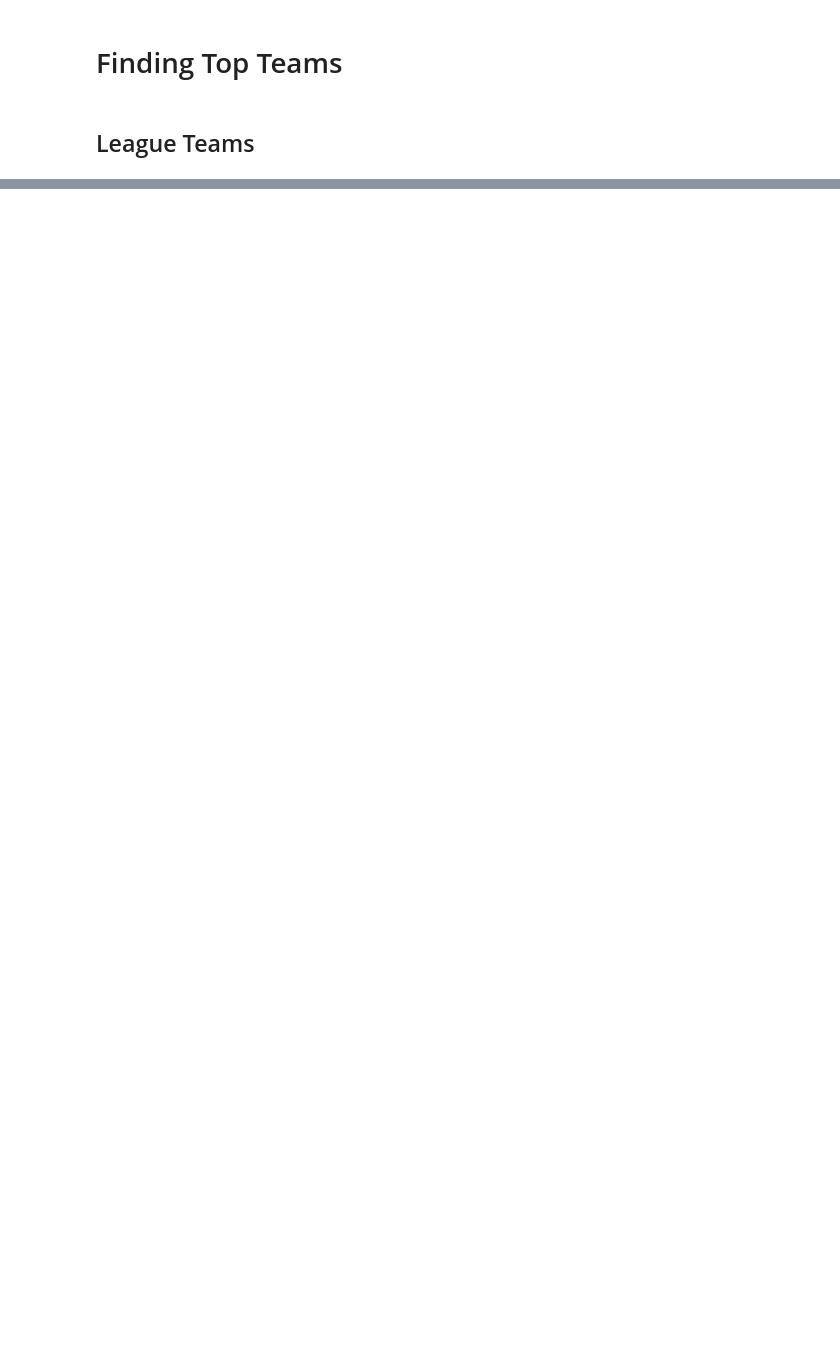
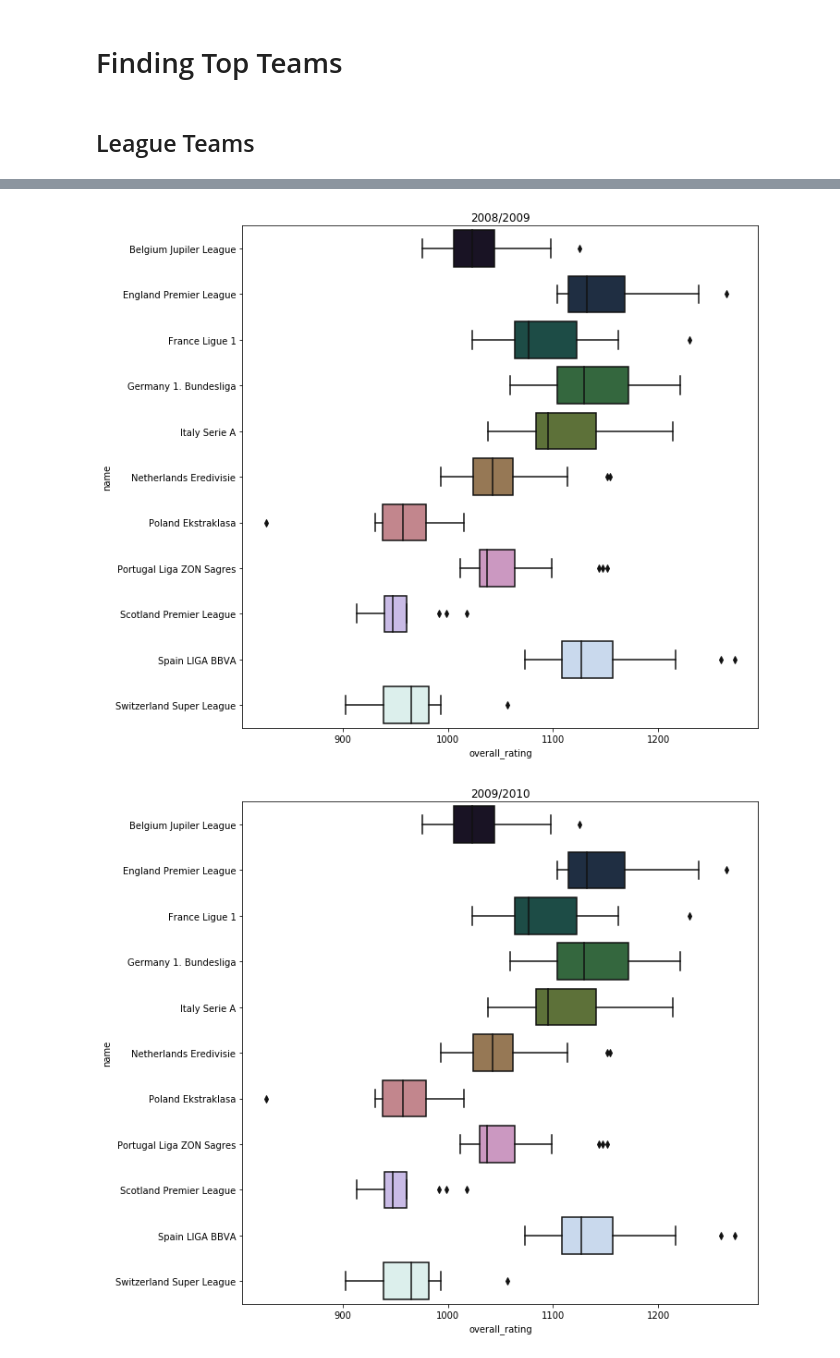
Before and after one commit to abhiksark/Udacity-DataAnalyst-Nanodegree, a Jupyter notebook: football_analysis/EDA_Football.ipynb, the cells around one changed output, grey strips where cells are left out. Drawn from its saved outputs; the diff is of its cells as text; code cells hidden in the pictures; blank space fills up the shorter version.

```diff
--- a/football_analysis/EDA_Football.ipynb
+++ b/football_analysis/EDA_Football.ipynb
@@ -377,0 +736,7 @@ plt.show();
+# %%
+df = top_leagues(df_comb_team,df_comb_player,df_match,season="2015/2016")
+df = df.groupby("league_id").sum()
+df.reset_index(level=0, inplace=True)
+df_league.rename( columns={"id":"league_id" },inplace=True)
+df = pd.merge(df,df_league,on="league_id")
+df.sort_values("overall_rating")
@@ -377,0 +756,7 @@ plt.show();
+# %%
+df = top_leagues(df_comb_team,df_comb_player,df_match,season="2015/2016")
+df = df.groupby("league_id").median()
+df.reset_index(level=0, inplace=True)
+df = pd.merge(df,df_league,on="league_id")
+df_league.rename( columns={"id":"league_id" },inplace=True)
+df.sort_values("overall_rating")
@@ -377,0 +776,7 @@ plt.show();
+# %%
+df = top_leagues(df_comb_team,df_comb_player,df_match,season="2015/2016")
+df = df.groupby("league_id").std()
+df.reset_index(level=0, inplace=True)
+df = pd.merge(df,df_league,on="league_id")
+df_league.rename( columns={"id":"league_id" },inplace=True)
+df.sort_values("overall_rating")
@@ -377,0 +798,20 @@ plt.show();
+# %%
+def box_plot_leagues(df_comb_team,df_comb_player,df_match,season="2014/2015"):
+    df = top_leagues(df_comb_team,df_comb_player,df_match,season="2014/2015")
+    df = pd.merge(df,df_league,on="league_id")
+    df_league.rename( columns={"id":"league_id" },inplace=True)
+    df.sort_values("overall_rating")
+    plt.figure(figsize=(10,10))
+    my_palette = sns.color_palette("cubehelix", 11)
+    ax = sns.boxplot(x="overall_rating", y="name", data=df,palette= my_palette)
+    #ax = sns.swarmplot(x="overall_rating", y="name", data=df, color ='aqua',size=4)
+    #sns.boxplot(data=df,x='overall_rating',y='name')
+    plt.title(season)
+    plt.show()
+# %%
+for i in range(2008,2016):
+    season = str(i)+"/"+str(i+1)
+    box_plot_leagues(df_comb_team,df_comb_player,df_match,season)
+# %% [output]
+[figure, added]
+[figure, added]
```
Also changed, not shown: parts of 101 cells of this notebook.
